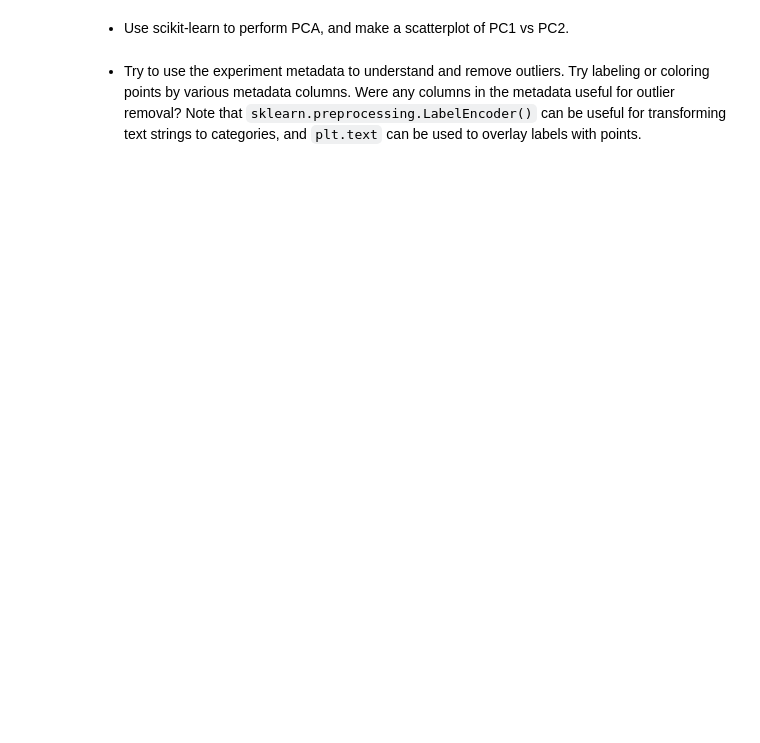
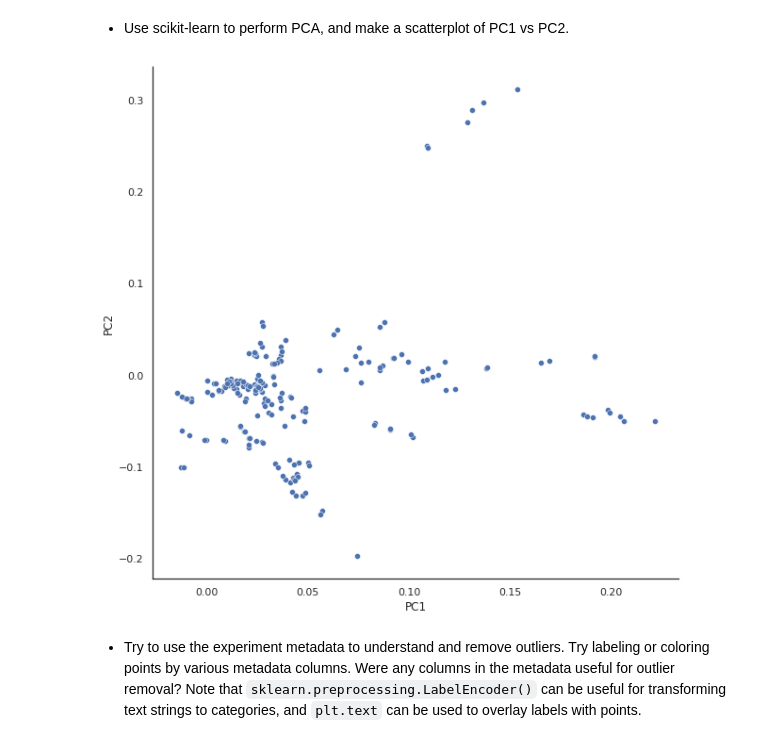
Before and after one commit to ramayyala/qbio577_fall2022, a Jupyter notebook: encode-bigwig-eda.ipynb, the cells around one changed output. Cells and saved outputs as stored; diff of their text form; code cells hidden in the pictures; blank space fills up the shorter version.

```diff
--- a/encode-bigwig-eda.ipynb
+++ b/encode-bigwig-eda.ipynb
@@ -35,2 +80,15 @@ bigwig_metadata = pd.read_table('/mnt/g/My Drive/Academics/QBIO_577/Week_8/qbio5
+# %%
+sns.set_context("paper")
+sns.color_palette("pastel")
+sns.set(rc={'figure.figsize':(10,10)})
+sns.set_style("white")
+ax=sns.scatterplot(x = pca.components_[0], y = pca.components_[1])
+ax.set_ylabel("PC2")
+ax.set_xlabel("PC1")
+#ax.set_title("Expression Profiles of the First 10 Samples of the Encode Dataset")
+sns.despine()
+#px.scatter(x=pca.components_[0],y=pca.components_[1], color=labels, width=1000, height=1000, labels={"x":"PC1", "y":"PC2"})
+# %% [output]
+[figure, added]
 # %% [markdown]
 - Try to use the experiment metadata to understand and remove outliers. Try labeling or coloring points by various metadata columns. Were any columns in the metadata useful for outlier removal? Note that `sklearn.preprocessing.LabelEncoder()` can be useful for transforming text strings to categories, and `plt.text` can be used to overlay labels with points.
```
Also changed, not shown: parts of 17 cells of this notebook.
